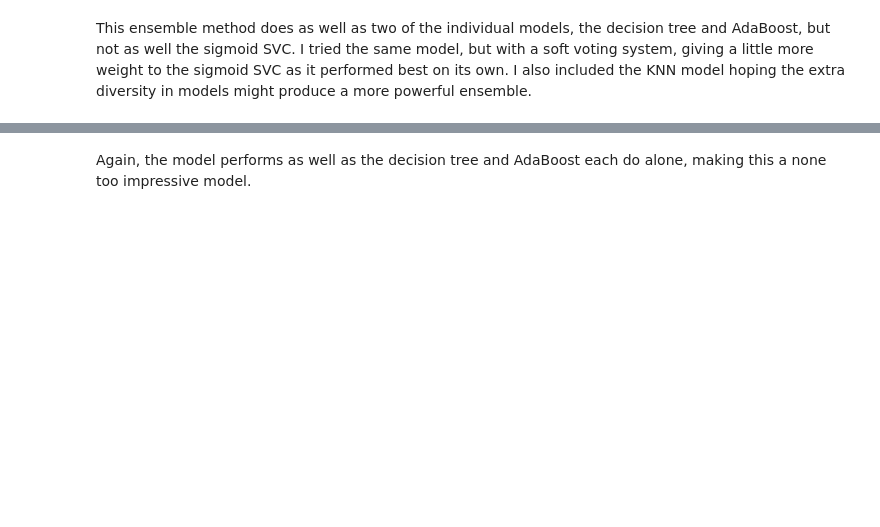
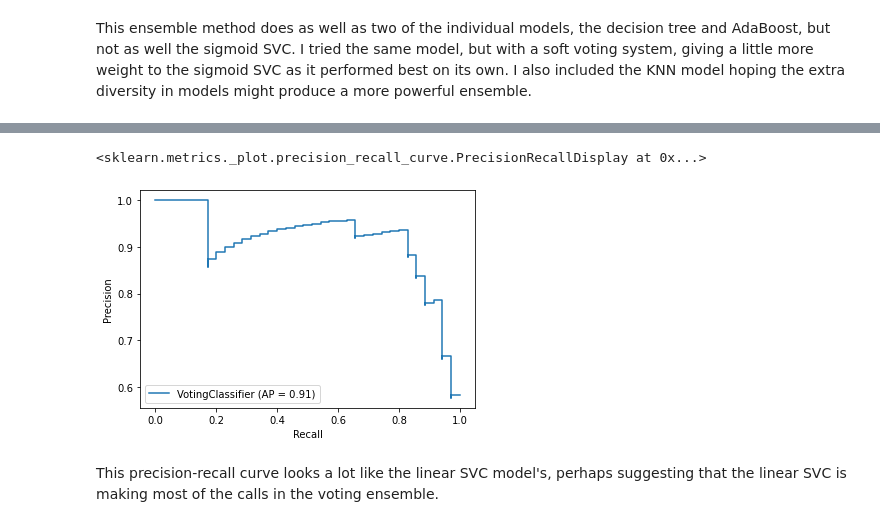
Before and after one commit to stlanier/Flatiron-School-Module-3-Project, a Jupyter notebook: notebooks/3_ensemble_classifier.ipynb, the cells around one changed output, grey strips where cells are left out. Cells and saved outputs as stored; diff of their text form; code cells hidden in the pictures; blank space fills up the shorter version.

```diff
--- a/notebooks/3_ensemble_classifier.ipynb
+++ b/notebooks/3_ensemble_classifier.ipynb
@@ -72,5 +77,9 @@ array([[33,  7],
 # %% [markdown]
 This ensemble method does as well as two of the individual models, the decision tree and AdaBoost, but not as well the sigmoid SVC. I tried the same model, but with a soft voting system, giving a little more weight to the sigmoid SVC as it performed best on its own. I also included the KNN model hoping the extra diversity in models might produce a more powerful ensemble.
+# %%
+weight_values = [1,2]
+import itertools
+weight_perms = list(itertools.product(weight_values, repeat=len(models)))
 # %%
 param_grid = {
 #     'ab__base_estimator': [DecisionTreeClassifier(max_depth=1), LogisticRegression(solver='lbfgs', multi_class='auto')],
@@ -79,10 +88,10 @@ param_grid = {
 #     'svcl__kernel': ['linear'],
 #     'svcl__C': np.linspace(.1, 1, 10),
 #     'svcl__gamma': ['scale', 'auto'],
-    'weights': [[1,1,1], [3,1,1], [1,3,1], [1,1,3]]
+    'weights': weight_perms
 
 }
-gs_hard = GridSearchCV(clf_votehard, param_grid, scoring='recall', cv=5)
+gs_hard = GridSearchCV(clf_votehard, param_grid, scoring='recall', cv=5, verbose=2)
 gs_hard.fit(X_train, y_train)
 
 print(f'Train Recall: {gs_hard.best_score_}')
@@ -114,5 +154,10 @@ array([[33,  7],
-# %% [markdown]
-Again, the model performs as well as the decision tree and AdaBoost each do alone, making this a none too impressive model.
+# %%
+plot_precision_recall_curve(clf_votesoft, X_test, y_test)
+# %% [output]
+<sklearn.metrics._plot.precision_recall_curve.PrecisionRecallDisplay at 0x...>
+[figure, added]
+# %% [markdown]
+This precision-recall curve looks a lot like the linear SVC model's, perhaps suggesting that the linear SVC is making most of the calls in the voting ensemble.
 # %%
 gs_soft = GridSearchCV(clf_votesoft, param_grid, scoring='recall', cv=5)
 gs_soft.fit(X_train, y_train)
```
Also changed, not shown: parts of 10 cells of this notebook.
